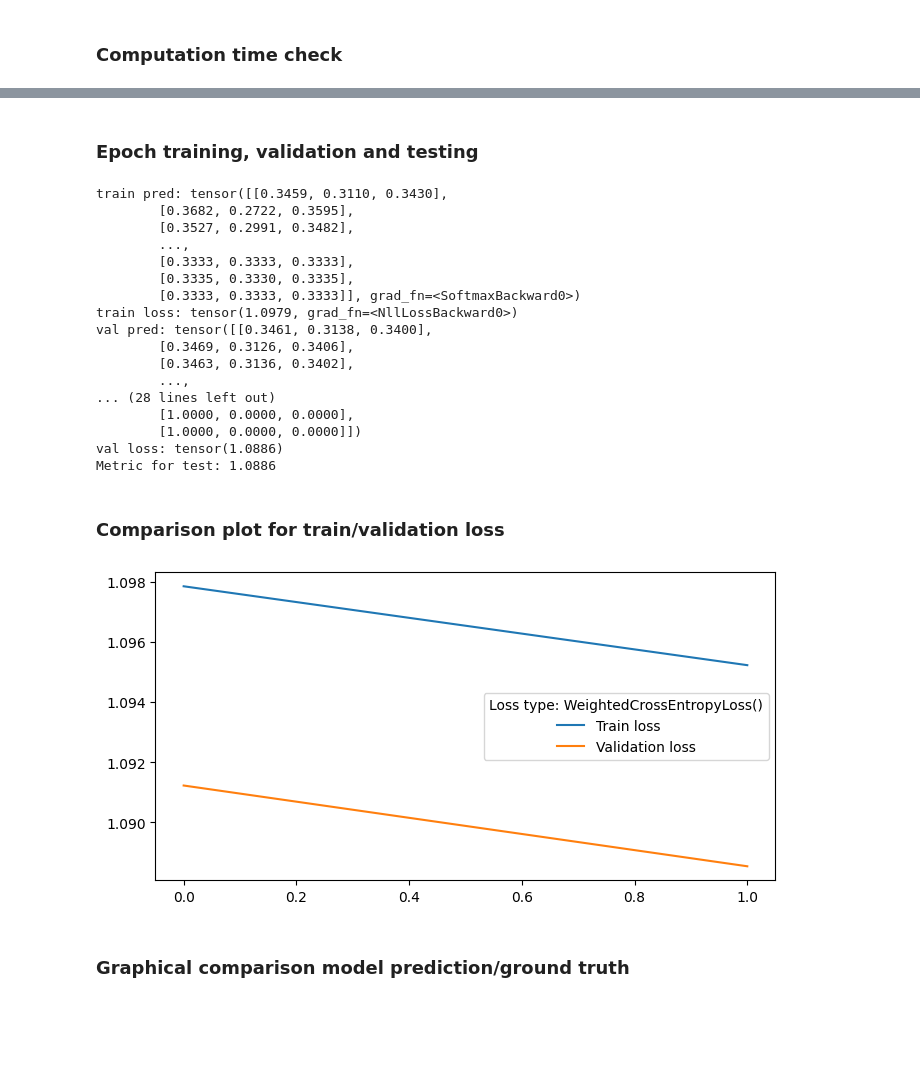
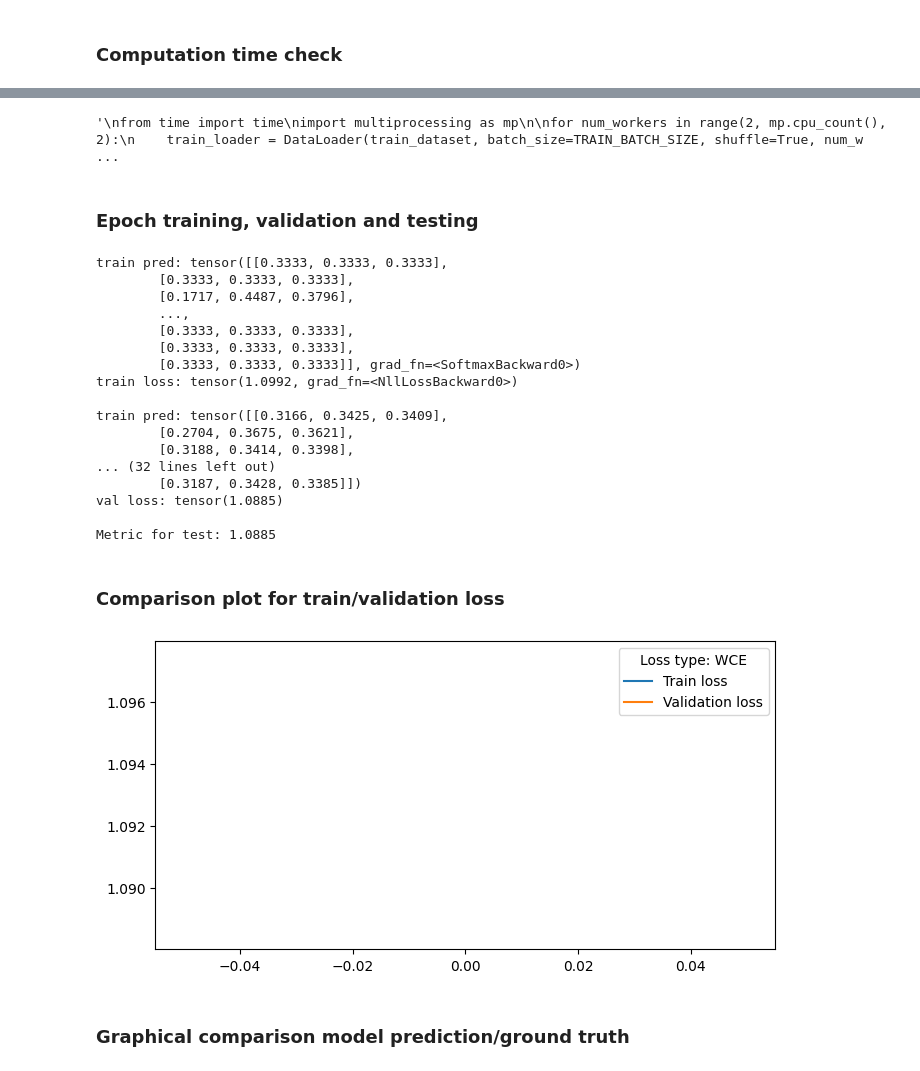
Before and after one commit to HPCI-Lab/eddiesML, a Jupyter notebook: src/pipeline_demo.ipynb, the cells around one changed output, grey strips where cells are left out. Drawn from its saved outputs; the diff is of its cells as text; code cells hidden in the pictures; blank space fills up the shorter version.

Commit message:
Now using epochs and train-val-test as hyperparametes

```diff
--- a/src/pipeline_demo.ipynb
+++ b/src/pipeline_demo.ipynb
@@ -100,13 +115,16 @@ print(train_dataset.len(), val_dataset.len(), test_dataset.len())
 ### Testing some parameters and orientation of graph edges
 # %%
 if (TRAIN_PROP+VAL_PROP+TEST_PROP) != 100:
-    raise ValueError(f"Sum of train-val-test proportions with value {TRAIN_PROP+VAL_PROP+TEST_PROP} is different from 1")
+    raise ValueError(f"Sum of train-val-test proportions with value {TRAIN_PROP+VAL_PROP+TEST_PROP} is different from 100")
 
 if FINAL_ACT == None:
     raise ValueError(f"Parameter 'final_act' is invalid with value {params['final_act']}")
 
 if LOSS_OP == None:
     raise ValueError(f"Parameter 'loss_op' is invalid with value {params['loss_op']}")
+else:
+    if torch.cuda.is_available():
+        LOSS_OP = LOSS_OP.cuda()
 
 if OPTIMIZER == None:
     raise ValueError(f"Parameter 'optimizer' is invalid with value {params['optimizer']}")
@@ -121,9 +139,9 @@ if dummy_graph.is_directed():
 # %% [markdown]
 ### Train-validation-test split
 # %%
-train_loader = DataLoader(train_dataset, batch_size=TRAIN_BATCH_SIZE, shuffle=True)
-val_loader = DataLoader(val_dataset, batch_size=VAL_BATCH_SIZE, shuffle=False)
-test_loader = DataLoader(test_dataset, batch_size=TEST_BATCH_SIZE, shuffle=False)
+train_loader = DataLoader(train_dataset, batch_size=TRAIN_BATCH_SIZE, shuffle=True, num_workers=6, pin_memory=True)
+val_loader = DataLoader(val_dataset, batch_size=VAL_BATCH_SIZE, shuffle=False, num_workers=6, pin_memory=True)
+test_loader = DataLoader(test_dataset, batch_size=TEST_BATCH_SIZE, shuffle=False, num_workers=6, pin_memory=True)
 
 print(len(train_loader.dataset), len(val_loader.dataset), len(test_loader.dataset))
 # %% [output]
@@ -242,3 +257,26 @@ time_func.stop_time(TIMESTAMP, "Computation before training finished!")
+# %%
+'''
+from time import time
+import multiprocessing as mp
+
+for num_workers in range(2, mp.cpu_count(), 2):
+    train_loader = DataLoader(train_dataset, batch_size=TRAIN_BATCH_SIZE, shuffle=True, num_workers=num_workers, pin_memory=True)
+    val_loader = DataLoader(val_dataset, batch_size=VAL_BATCH_SIZE, shuffle=False, num_workers=num_workers, pin_memory=True)
+    test_loader = DataLoader(test_dataset, batch_size=TEST_BATCH_SIZE, shuffle=False, num_workers=num_workers, pin_memory=True)
+
+    start = time()
+    for epoch in range(1, 3):
+        for i, data in enumerate(train_loader, 0):
+            pass
+        for i, data in enumerate(val_loader, 0):
+            pass
+        for i, data in enumerate(test_loader, 0):
+            pass
+    end = time()
+    print("Finish with: {} second, num_workers={}".format(end - start, num_workers))
+'''
+# %% [output]
+'\nfrom time import time\nimport multiprocessing as mp\n\nfor num_workers in range(2, mp.cpu_count(), 2):\n    train_loader = DataLoader(train_dataset, batch_size=TRAIN_BATCH_SIZE, shuffle=True, num_w ...
 # %% [markdown]
 ### Epoch training, validation and testing
 # %%
@@ -247,7 +285,7 @@ timestamp = time_func.start_time()
 train_loss = []
 valid_loss = []
 
-for epoch in range(2):
+for epoch in range(EPOCHS):
     t_loss = train()
     v_loss = evaluate(val_loader)
     print(f'Epoch: {epoch+1:03d}, Train running loss: {t_loss:.4f}, Val running loss: {v_loss:.4f}')
@@ -259,38 +297,38 @@ time_func.stop_time(timestamp, "Training Complete!")
 metric = evaluate(test_loader)
 print(f'Metric for test: {metric:.4f}')
 # %% [output]
-train pred: tensor([[0.3459, 0.3110, 0.3430],
-        [0.3682, 0.2722, 0.3595],
-        [0.3527, 0.2991, 0.3482],
+train pred: tensor([[0.3333, 0.3333, 0.3333],
+        [0.3333, 0.3333, 0.3333],
+        [0.1717, 0.4487, 0.3796],
         ...,
         [0.3333, 0.3333, 0.3333],
-        [0.3335, 0.3330, 0.3335],
+        [0.3333, 0.3333, 0.3333],
         [0.3333, 0.3333, 0.3333]], grad_fn=<SoftmaxBackward0>)
-train loss: tensor(1.0979, grad_fn=<NllLossBackward0>)
-val pred: tensor([[0.3461, 0.3138, 0.3400],
-        [0.3469, 0.3126, 0.3406],
-        [0.3463, 0.3136, 0.3402],
-        ...,
-... (28 lines left out)
-        [1.0000, 0.0000, 0.0000],
-        [1.0000, 0.0000, 0.0000]])
-val loss: tensor(1.0886)
-Metric for test: 1.0886
+train loss: tensor(1.0992, grad_fn=<NllLossBackward0>)
+
+train pred: tensor([[0.3166, 0.3425, 0.3409],
+        [0.2704, 0.3675, 0.3621],
+        [0.3188, 0.3414, 0.3398],
+... (32 lines left out)
+        [0.3187, 0.3428, 0.3385]])
+val loss: tensor(1.0885)
+
+Metric for test: 1.0885
 # %% [markdown]
 ### Comparison plot for train/validation loss
 # %%
 plt.figure(figsize=(8, 4))
 plt.plot(train_loss, label='Train loss')
 plt.plot(valid_loss, label='Validation loss')
-plt.legend(title="Loss type: " + str(LOSS_OP))
+plt.legend(title="Loss type: " + params['loss_op'])
 
 if PLOT_SHOW:
     plt.show()
 else:
-    plt.savefig(PLOT_FOLDER+"/train_val_losses.png")
+    plt.savefig(PLOT_FOLDER+"/train_val_losses_demo.png")
     plt.close()
 # %% [output]
-[figure, old version]
+[figure, new version]
 # %% [markdown]
 ### Graphical comparison model prediction/ground truth
 # %%
```
Also changed, not shown: parts of 15 cells of this notebook, 2 other files.
